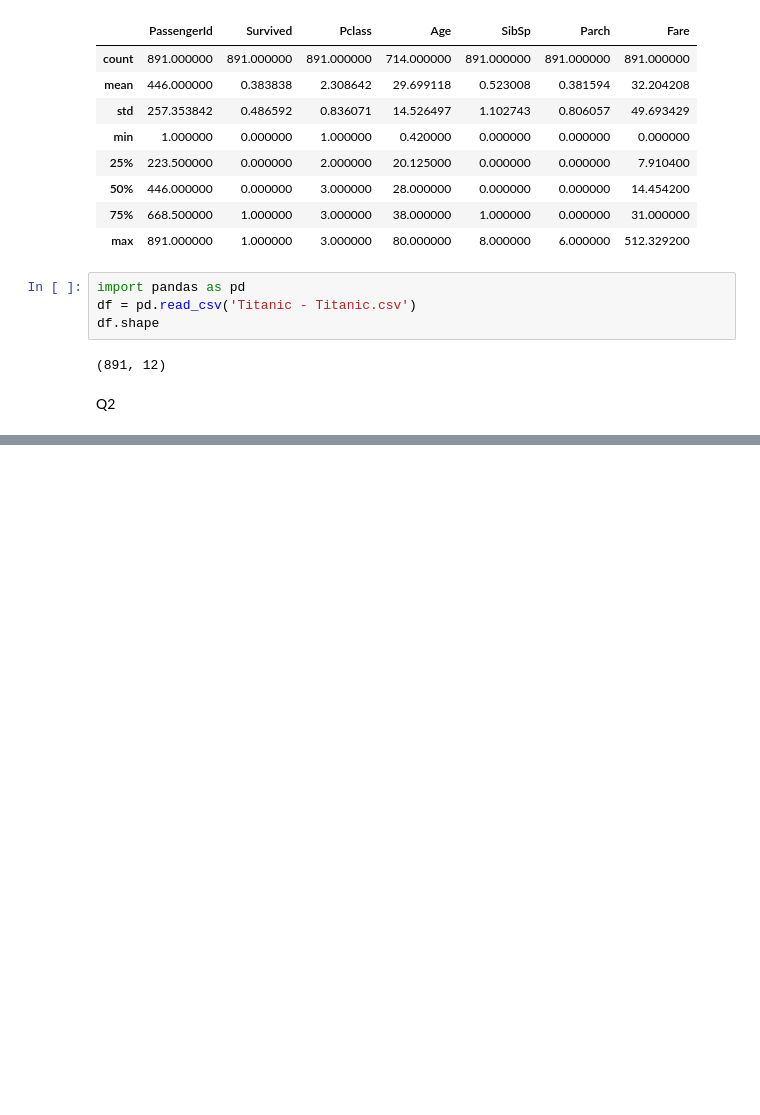
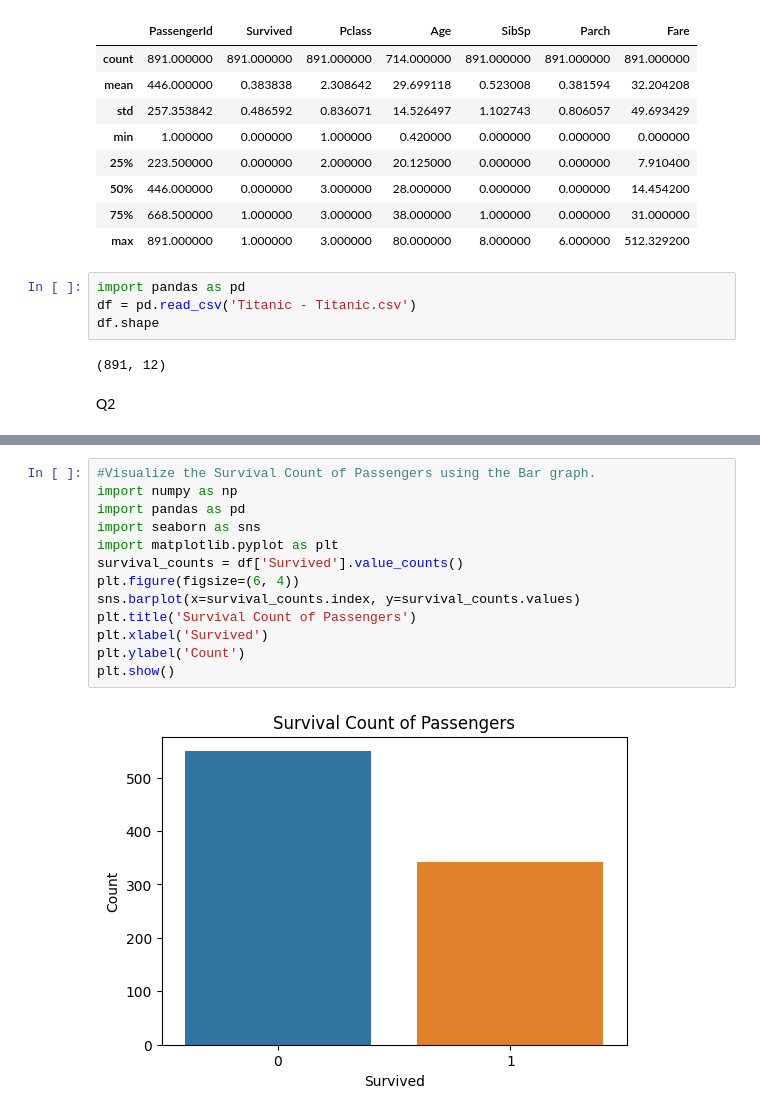
Before and after one commit to 2347253/Python-Lab, a Jupyter notebook: shawn_253_lab8.ipynb, the cells around one changed output, grey strips where cells are left out. Saved outputs shown, nothing was run; the diff lists cells and outputs as text; blank space fills up the shorter version.

```diff
--- a/shawn_253_lab8.ipynb
+++ b/shawn_253_lab8.ipynb
@@ -75,0 +80,15 @@ plt.show()
+# %%
+#Visualize the Survival Count of Passengers using the Bar graph.
+import numpy as np
+import pandas as pd
+import seaborn as sns
+import matplotlib.pyplot as plt
+survival_counts = df['Survived'].value_counts()
+plt.figure(figsize=(6, 4))
+sns.barplot(x=survival_counts.index, y=survival_counts.values)
+plt.title('Survival Count of Passengers')
+plt.xlabel('Survived')
+plt.ylabel('Count')
+plt.show()
+# %% [output]
+[figure, added]
```
Also changed, not shown: parts of 3 cells of this notebook.
